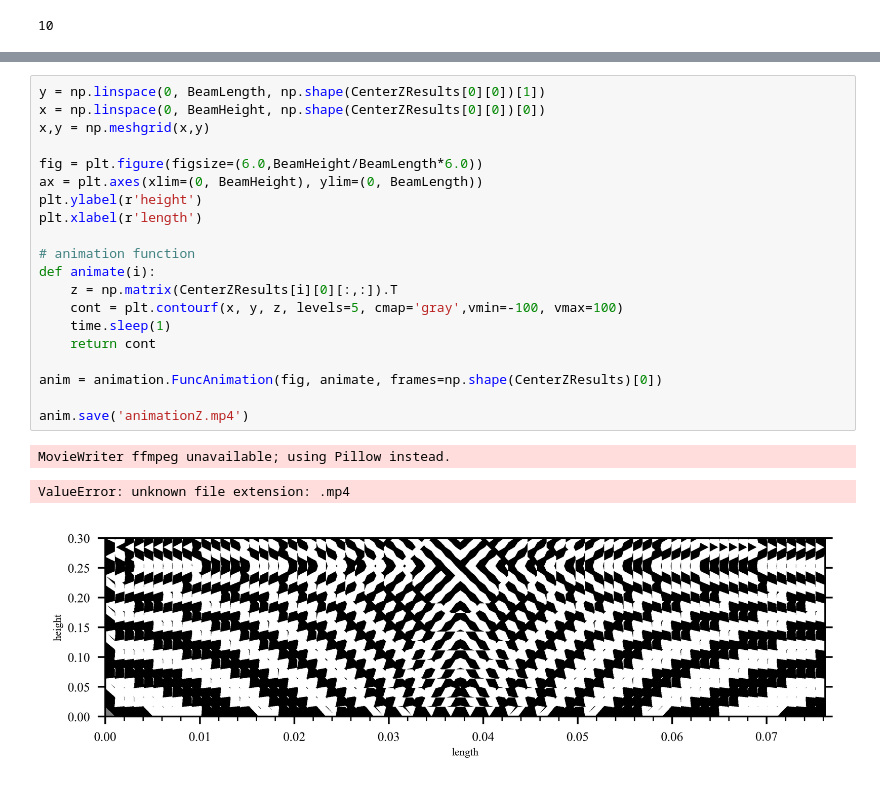
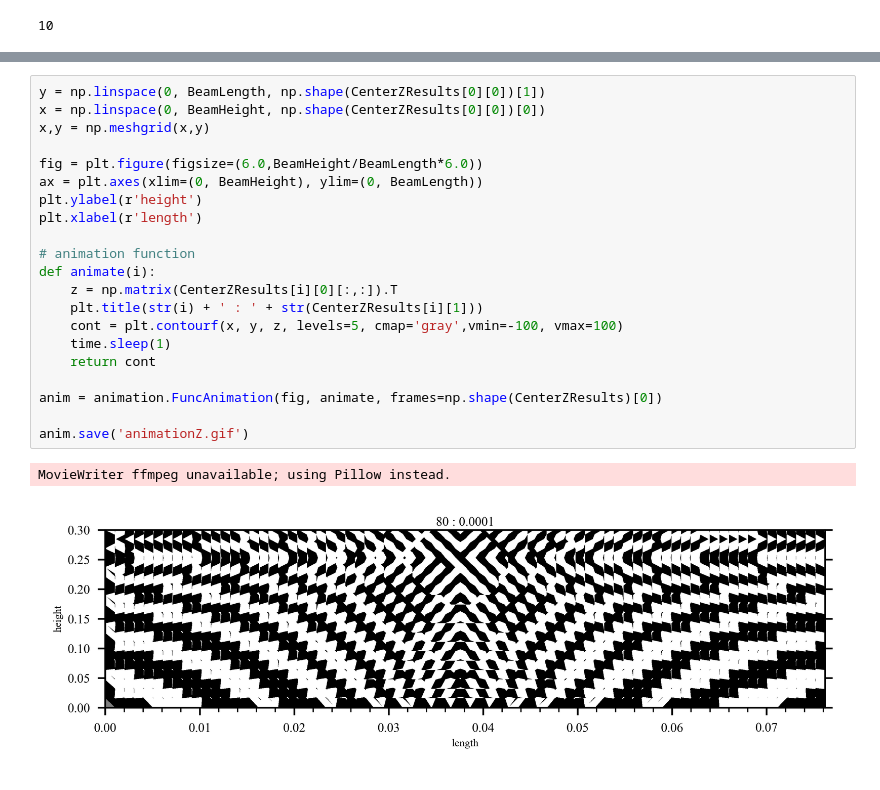
Before and after one commit to danchendrickson/Prospectus, a Jupyter notebook: EFIT/Rail_RfR.ipynb, the cells around one changed output, grey strips where cells are left out. Cells and saved outputs as stored; diff of their text form.

```diff
--- a/EFIT/Rail_RfR.ipynb
+++ b/EFIT/Rail_RfR.ipynb
@@ -205,24 +205,24 @@ for i in range(Tsteps - 1):
 # %%
 y = np.linspace(0, BeamLength, np.shape(CenterZResults[0][0])[1])
 x = np.linspace(0, BeamHeight, np.shape(CenterZResults[0][0])[0])
 x,y = np.meshgrid(x,y)
 
 fig = plt.figure(figsize=(6.0,BeamHeight/BeamLength*6.0))
 ax = plt.axes(xlim=(0, BeamHeight), ylim=(0, BeamLength))
 plt.ylabel(r'height')
 plt.xlabel(r'length')
 
 # animation function
 def animate(i):
     z = np.matrix(CenterZResults[i][0][:,:]).T
+    plt.title(str(i) + ' : ' + str(CenterZResults[i][1]))
     cont = plt.contourf(x, y, z, levels=5, cmap='gray',vmin=-100, vmax=100)
     time.sleep(1)
     return cont
 
 anim = animation.FuncAnimation(fig, animate, frames=np.shape(CenterZResults)[0])
 
-anim.save('animationZ.mp4')
+anim.save('animationZ.gif')
 # %% [output]
 MovieWriter ffmpeg unavailable; using Pillow instead.
-ValueError: unknown file extension: .mp4
-[figure, old version]
+[figure, new version]
```
Also changed, not shown: 2 other files.
